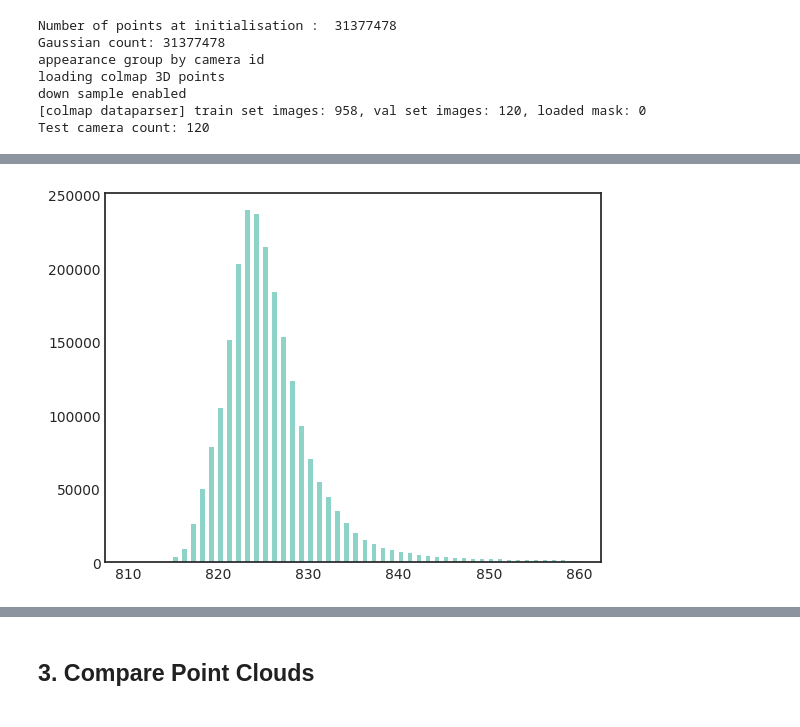
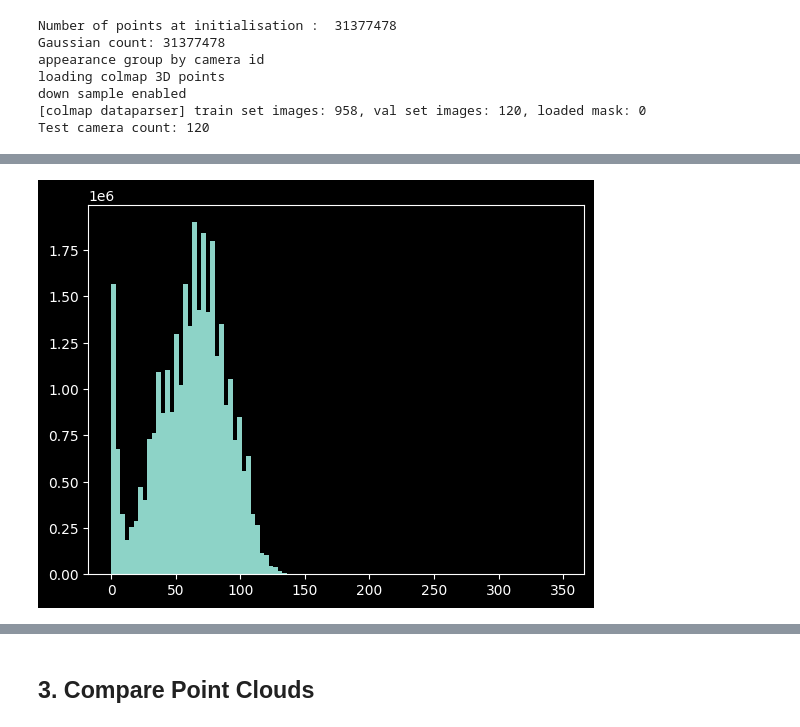
Before and after one commit to DekuLiuTesla/CityGaussian, a Jupyter notebook: notebooks/pcd_analysis.ipynb, the cells around one changed output, grey strips where cells are left out. Drawn from its saved outputs; the diff is of its cells as text; code cells hidden in the pictures.

```diff
--- a/notebooks/pcd_analysis.ipynb
+++ b/notebooks/pcd_analysis.ipynb
@@ -118,9 +114,9 @@ with torch.no_grad():
 
 # plt.hist(visible_cnt.cpu().numpy(), bins=100);
 # %%
-plt.hist(visible_cnt.cpu().numpy(), range=(810, 860), bins=100);
+plt.hist(visible_cnt.cpu().numpy(), bins=100);
 # %% [output]
-[figure, old version]
+[figure, new version]
 # %%
 # MatrixCity
 # filtered_pcd = data_np
```
Also changed, not shown: parts of 6 cells of this notebook, 1 other file.
